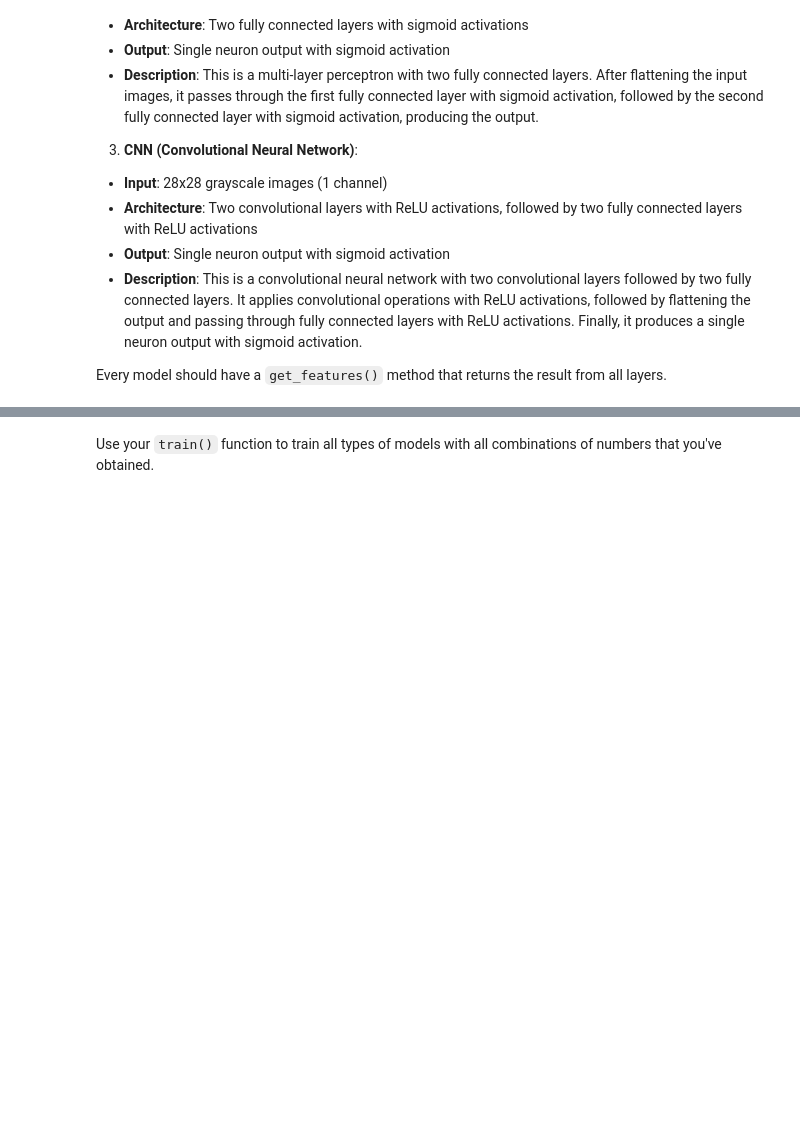
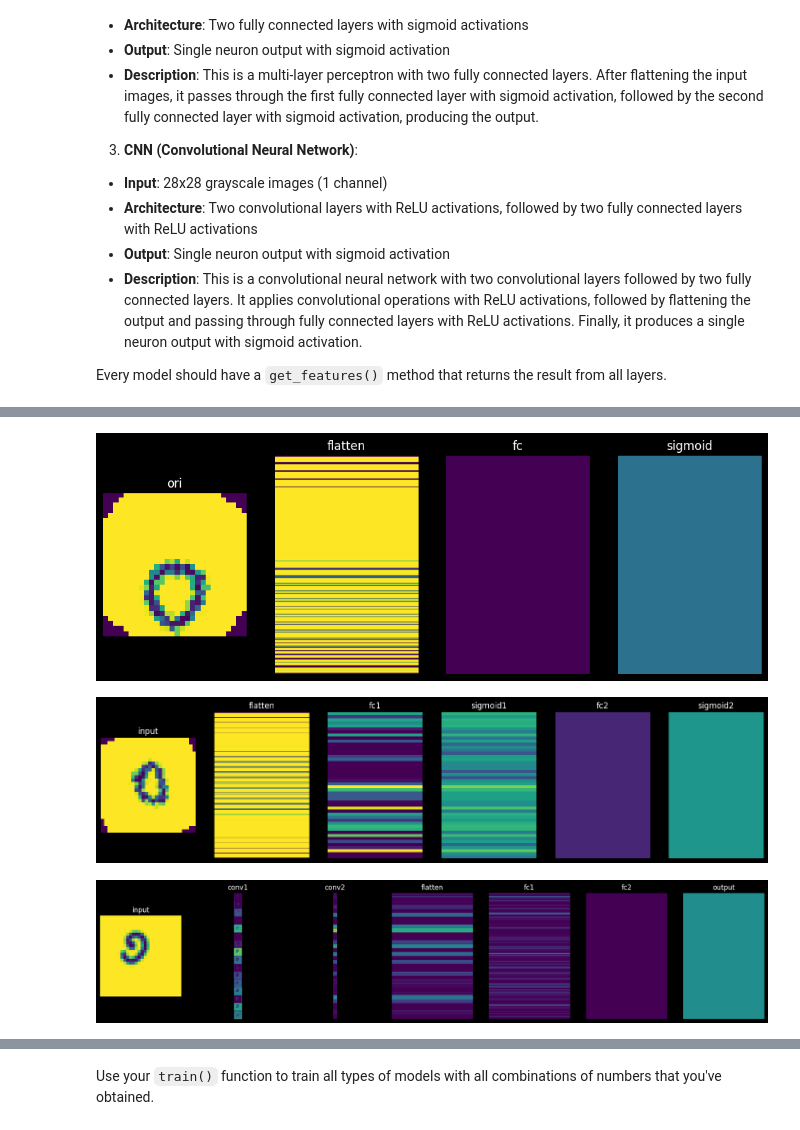
Before and after one commit to Digital-Image-Processing-Laboratory/Image-Processing-Course-2025, a Jupyter notebook: Lab4_NN-and-CNN/Lab4_2_NN-and-CNN.ipynb, the cells around one changed output, grey strips where cells are left out. Drawn from its saved outputs; the diff is of its cells as text; code cells hidden in the pictures; blank space fills up the shorter version.

Commit message:
add featuremaps

```diff
--- a/Lab4_NN-and-CNN/Lab4_2_NN-and-CNN.ipynb
+++ b/Lab4_NN-and-CNN/Lab4_2_NN-and-CNN.ipynb
@@ -238,3 +283,46 @@ def show_featuremaps(feats):
+# %%
+from matplotlib import colors
+
+def show_model_features_with_featuremaps(model, train_loader):
+    # ดึงข้อมูลจาก train_loader
+    data_iter = iter(train_loader)
+    input_tensor, _ = next(data_iter)
+
+    # ประมวลผลโมเดล
+    output = model(input_tensor)
+    features = model.get_features(input_tensor)
+
+    # แสดง feature maps
+    fig, axs = plt.subplots(1, len(features), figsize=(len(features)*3, 4))
+    plt.style.use('dark_background')
+
+    for ax, (name, feat) in zip(axs, features.items()):
+        f = feat[0].cpu().numpy()  # ใช้ sample แรก
+
+        if f.ndim == 3:
+            # รูปภาพต้นฉบับ (C, H, W)
+            if f.shape[0] == 1:
+                ax.imshow(f[0])  # ถ้าเป็น grayscale
+            else:
+                f_stacked = np.vstack([f[i] for i in range(f.shape[0])])  # ต่อกันแนวตั้ง (stack vertically)
+                ax.imshow(f_stacked)
+
+        elif f.ndim == 1:
+            ax.imshow(f.reshape(-1, 1), aspect='auto' if f.shape[0] > 1 else 'auto', vmin=0, vmax=1)
+
+        ax.set_title(name)
+        ax.axis('off')
+
+    plt.show()
+
+# ประมวลผลสามโมเดล
+show_model_features_with_featuremaps(NN(), train_loader)
+show_model_features_with_featuremaps(MLP(), train_loader)
+show_model_features_with_featuremaps(CNN(), train_loader)
+# %% [output]
+[figure, added]
+[figure, added]
+[figure, added]
 # %% [markdown]
 TensorBoard 101
 
```
Also changed, not shown: parts of 4 cells of this notebook.
